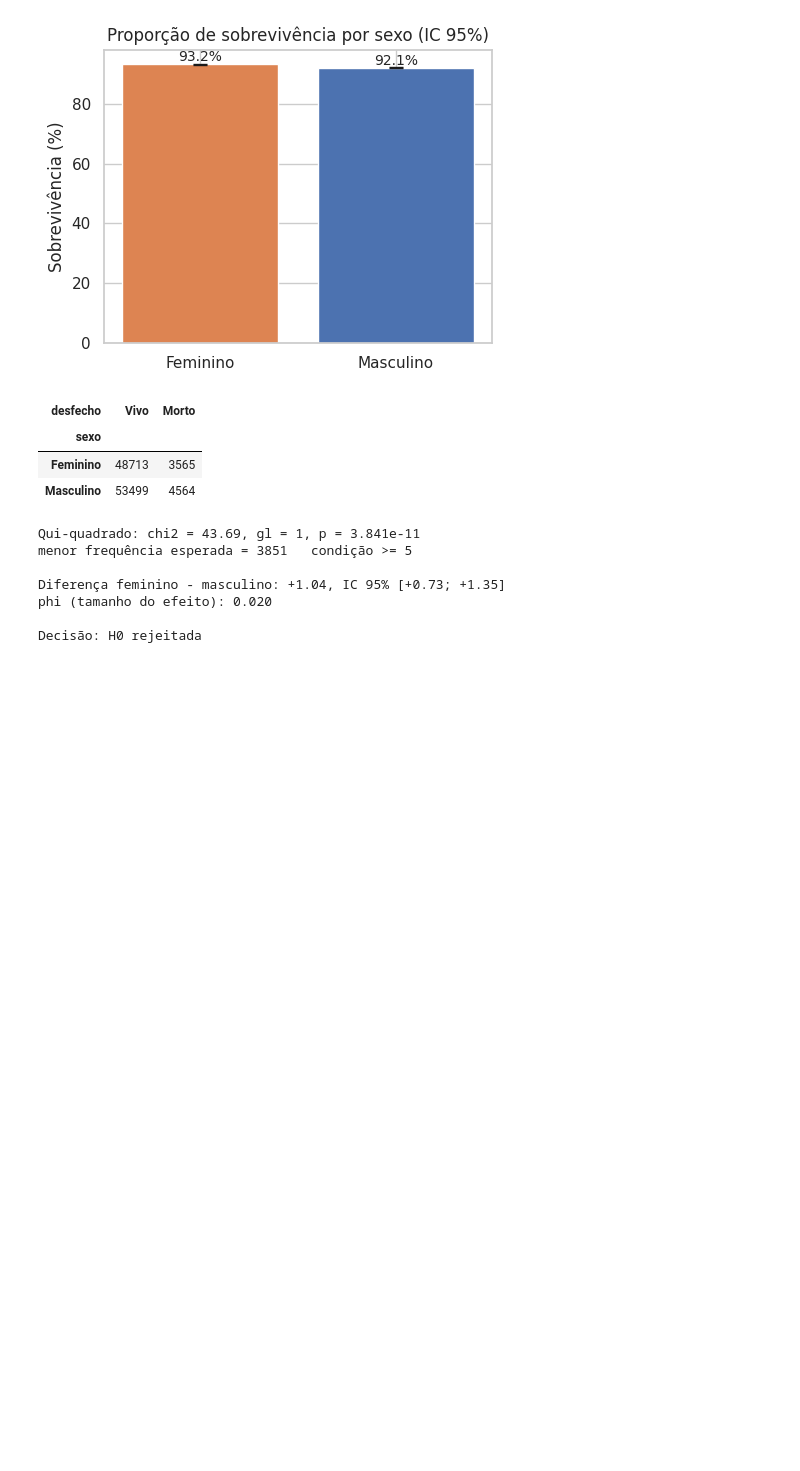
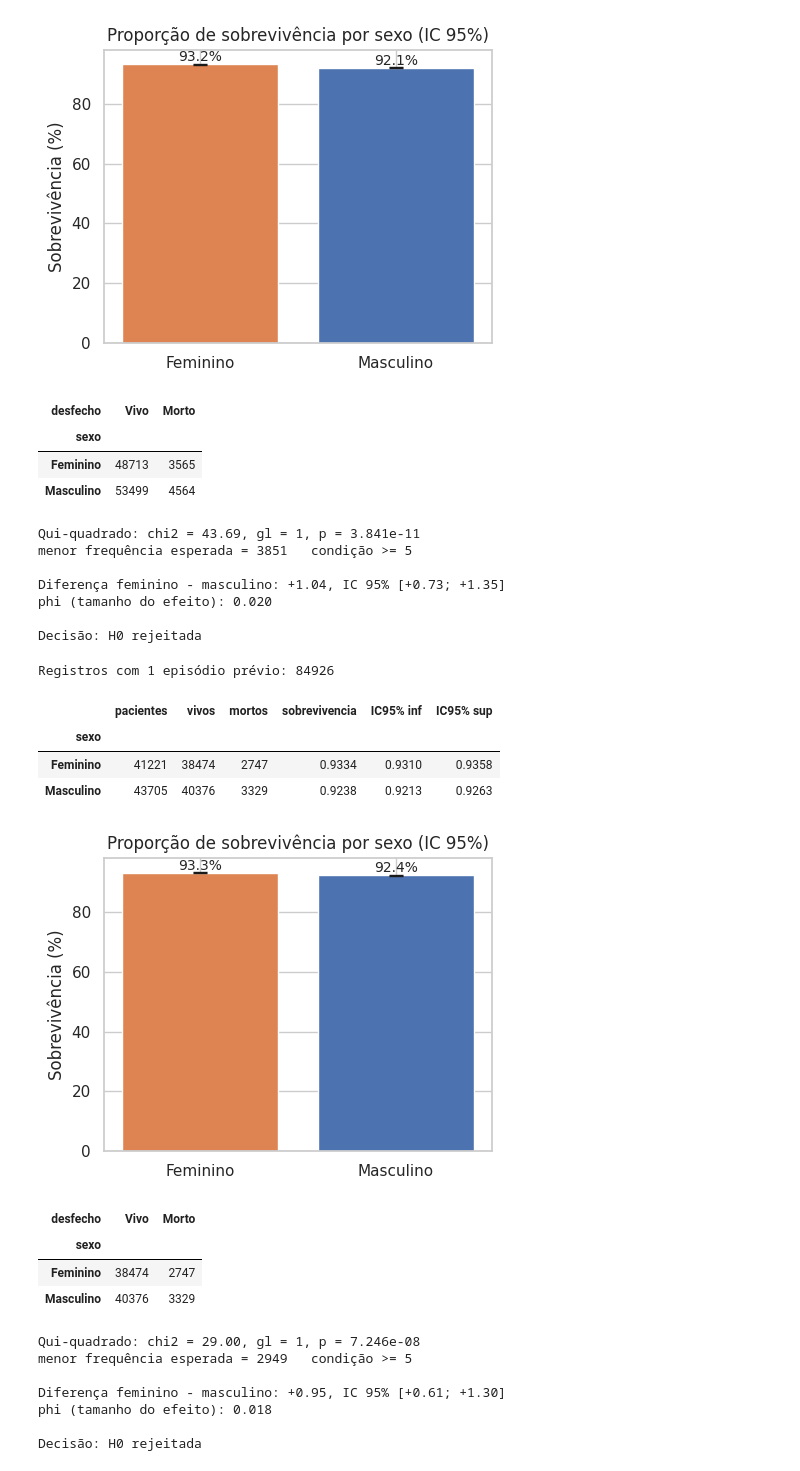
Before and after one commit to Gabrielv013/pesq-acad, a Jupyter notebook: notebook.ipynb, the cells around one changed output. Cells and saved outputs as stored; diff of their text form; code cells hidden in the pictures; blank space fills up the shorter version.

```diff
--- a/notebook.ipynb
+++ b/notebook.ipynb
@@ -175,3 +191,56 @@ Diferença feminino - masculino: +1.04, IC 95% [+0.73; +1.35]
 phi (tamanho do efeito): 0.020
 
 Decisão: H0 rejeitada
+# %%
+df_p = df[df[eps] == 1].copy()
+print("Registros com 1 episódio prévio:", len(df_p))
+# repetiçao das análises para registros com 1 episódio
+
+# proporção de sobrevivencia por sexo com intervalo de confiança 95%
+g = df_p.groupby("sexo")[estado].agg(pacientes="size", vivos="sum")
+g["mortos"] = g["pacientes"] - g["vivos"]
+g["sobrevivencia"] = g["vivos"] / g["pacientes"]
+g["ep"] = np.sqrt(g["sobrevivencia"] * (1 - g["sobrevivencia"]) / g["pacientes"])
+g["IC95% inf"] = g["sobrevivencia"] - 1.96 * g["ep"]; g["IC95% sup"] = g["sobrevivencia"] + 1.96 * g["ep"]
+display(g[["pacientes", "vivos", "mortos", "sobrevivencia", "IC95% inf", "IC95% sup"]].round(4))
+
+plt.figure(figsize=(4.8, 3.8))
+plt.bar(g.index, g["sobrevivencia"] * 100, yerr=1.96 * g["ep"] * 100, capsize=5, color=["#DD8452","#4C72B0", ])
+for i, v in enumerate(g["sobrevivencia"] * 100):
+    plt.text(i, v + 1, f"{v:.1f}%", ha="center", fontsize=10)
+plt.ylabel("Sobrevivência (%)"); plt.title("Proporção de sobrevivência por sexo (IC 95%)"); plt.tight_layout(); plt.show()
+
+
+tabela = pd.crosstab(df_p["sexo"], df_p["desfecho"])[["Vivo", "Morto"]]
+display(tabela)
+chi2, p_chi, gl, esperado = chi2_contingency(tabela, correction=False)
+print(f"Qui-quadrado: chi2 = {chi2:.2f}, gl = {gl}, p = {p_chi:.4g} \nmenor frequência esperada = {esperado.min():.0f}   condição >= 5\n")
+
+m = g.loc["Masculino"]; f = g.loc["Feminino"]
+diff = f["sobrevivencia"] - m["sobrevivencia"]
+ep_diff = np.sqrt(f["ep"] ** 2 + m["ep"] ** 2)
+print(f"Diferença feminino - masculino: {diff * 100:+.2f}, IC 95% [{(diff - 1.96 * ep_diff) * 100:+.2f}; {(diff + 1.96 * ep_diff) * 100:+.2f}]")
+
+phi = np.sqrt(chi2 / len(df_p)); print(f"phi (tamanho do efeito): {phi:.3f}")
+# 0,1 pequeno  0,3 médio  0,5 grande
+
+alpha = 0.05
+print(f"\nDecisão:", "H0 rejeitada" if p_chi < alpha else "H0 não rejeitada")
+# %% [output]
+Registros com 1 episódio prévio: 84926
+|  | pacientes | vivos | mortos | sobrevivencia | IC95% inf | IC95% sup |
+| sexo |  |  |  |  |  |  |
+| Feminino | 41221 | 38474 | 2747 | 0.9334 | 0.9310 | 0.9358 |
+| Masculino | 43705 | 40376 | 3329 | 0.9238 | 0.9213 | 0.9263 |
+[figure, added]
+| desfecho | Vivo | Morto |
+| sexo |  |  |
+| Feminino | 38474 | 2747 |
+| Masculino | 40376 | 3329 |
+Qui-quadrado: chi2 = 29.00, gl = 1, p = 7.246e-08
+menor frequência esperada = 2949   condição >= 5
+
+Diferença feminino - masculino: +0.95, IC 95% [+0.61; +1.30]
+phi (tamanho do efeito): 0.018
+
+Decisão: H0 rejeitada
```
Also changed, not shown: parts of 3 cells of this notebook.
